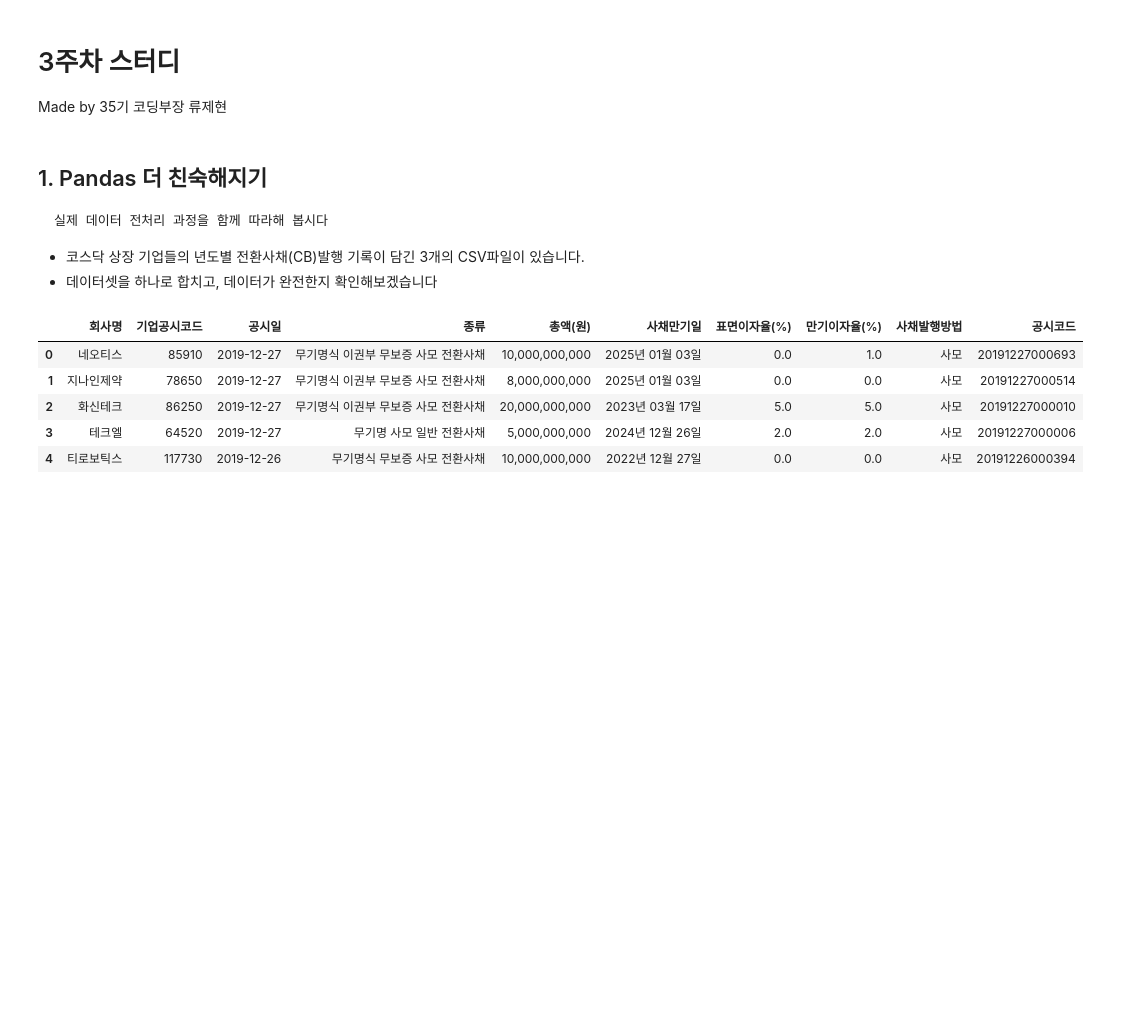
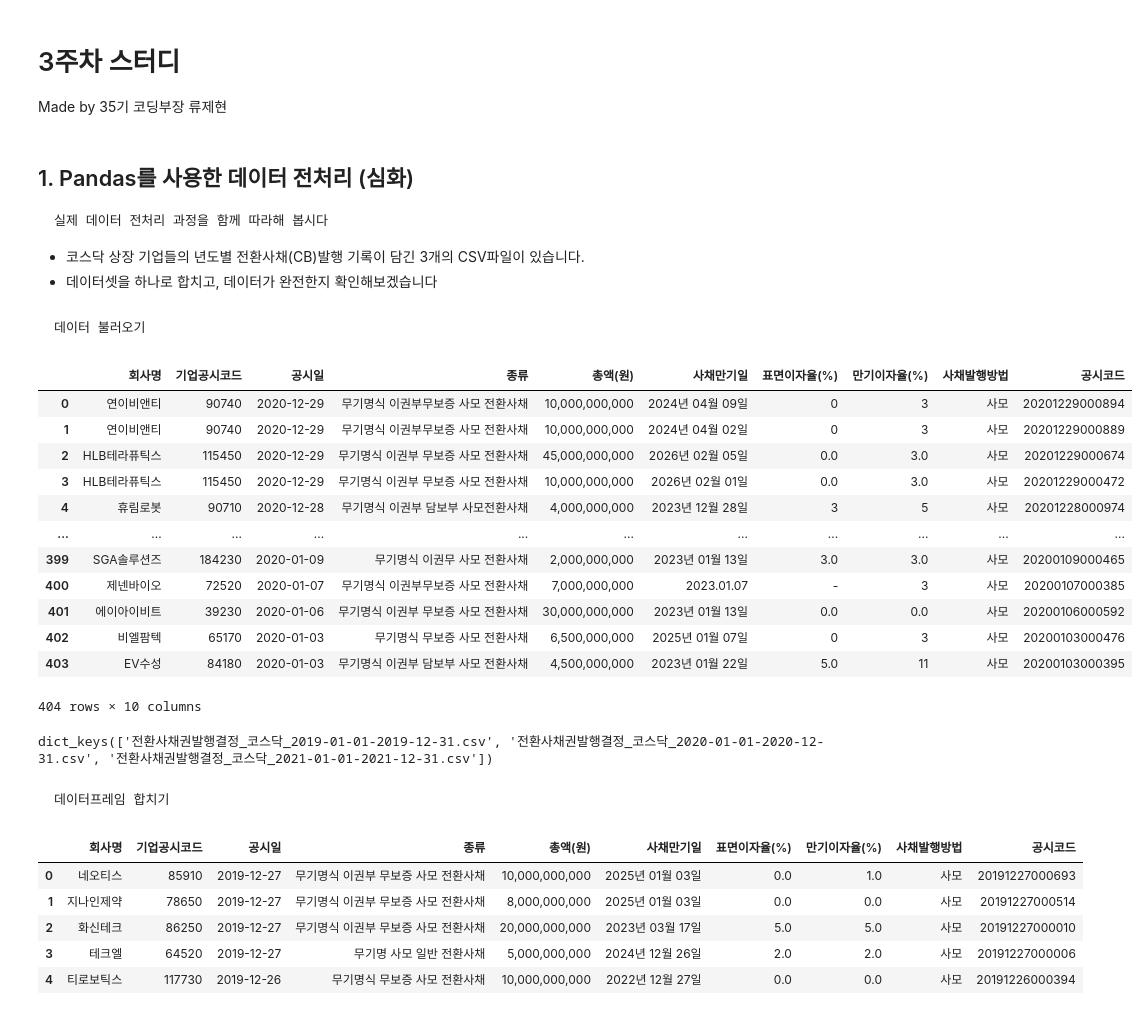
Before and after one commit to Je-Hyeon/FRstudy, a Jupyter notebook: 학기중_스터디/week3/3주차스터디_수업.ipynb, the cells around one changed output. Saved outputs shown, nothing was run; the diff lists cells and outputs as text; code cells hidden in the pictures; blank space fills up the shorter version.

```diff
--- a/학기중_스터디/week3/3주차스터디_수업.ipynb
+++ b/학기중_스터디/week3/3주차스터디_수업.ipynb
@@ -7,12 +8,14 @@ import numpy as np
 import pandas as pd
 import matplotlib.pyplot as plt
 # %% [markdown]
-## 1. Pandas 더 친숙해지기
+## 1. Pandas를 사용한 데이터 전처리 (심화)
 
     실제 데이터 전처리 과정을 함께 따라해 봅시다
 
 
 * 코스닥 상장 기업들의 년도별 전환사채(CB)발행 기록이 담긴 3개의 CSV파일이 있습니다.
 * 데이터셋을 하나로 합치고, 데이터가 완전한지 확인해보겠습니다
+# %% [markdown]
+    데이터 불러오기
 # %%
 # 우선 데이터셋을 불러오겠습니다
@@ -27 +35,30 @@ for year in range(2019,2022):
+# %%
+# key를 통해 값에 접근합니다
+df_dict["2020"]
+# %% [output]
+|  | 회사명 | 기업공시코드 | 공시일 | 종류 | 총액(원) | 사채만기일 | 표면이자율(%) | 만기이자율(%) | 사채발행방법 | 공시코드 |
+| 0 | 연이비앤티 | 90740 | 2020-12-29 | 무기명식 이권부무보증 사모 전환사채 | 10,000,000,000 | 2024년 04월 09일 | 0 | 3 | 사모 | 20201229000894 |
+| 1 | 연이비앤티 | 90740 | 2020-12-29 | 무기명식 이권부무보증 사모 전환사채 | 10,000,000,000 | 2024년 04월 02일 | 0 | 3 | 사모 | 20201229000889 |
+| 2 | HLB테라퓨틱스 | 115450 | 2020-12-29 | 무기명식 이권부 무보증 사모 전환사채 | 45,000,000,000 | 2026년 02월 05일 | 0.0 | 3.0 | 사모 | 20201229000674 |
+| 3 | HLB테라퓨틱스 | 115450 | 2020-12-29 | 무기명식 이권부 무보증 사모 전환사채 | 10,000,000,000 | 2026년 02월 01일 | 0.0 | 3.0 | 사모 | 20201229000472 |
+| 4 | 휴림로봇 | 90710 | 2020-12-28 | 무기명식 이권부 담보부 사모전환사채 | 4,000,000,000 | 2023년 12월 28일 | 3 | 5 | 사모 | 20201228000974 |
+| ... | ... | ... | ... | ... | ... | ... | ... | ... | ... | ... |
+| 399 | SGA솔루션즈 | 184230 | 2020-01-09 | 무기명식 이권무 사모 전환사채 | 2,000,000,000 | 2023년 01월 13일 | 3.0 | 3.0 | 사모 | 20200109000465 |
+| 400 | 제넨바이오 | 72520 | 2020-01-07 | 무기명식 이권부무보증 사모 전환사채 | 7,000,000,000 | 2023.01.07 | - | 3 | 사모 | 20200107000385 |
+| 401 | 에이아이비트 | 39230 | 2020-01-06 | 무기명식 이권부 무보증 사모 전환사채 | 30,000,000,000 | 2023년 01월 13일 | 0.0 | 0.0 | 사모 | 20200106000592 |
+| 402 | 비엘팜텍 | 65170 | 2020-01-03 | 무기명식 무보증 사모 전환사채 | 6,500,000,000 | 2025년 01월 07일 | 0 | 3 | 사모 | 20200103000476 |
+| 403 | EV수성 | 84180 | 2020-01-03 | 무기명식 이권부 담보부 사모 전환사채 | 4,500,000,000 | 2023년 01월 22일 | 5.0 | 11 | 사모 | 20200103000395 |
+404 rows × 10 columns
+# %%
+# os 모듈을 사용하는 방법도 있습니다(폴더 하나에 자기가 원하는 파일만 들어가 있으면 편리합니다)
+lst = os.listdir("Data")
+sample_dict = {}
+for file in lst[3:]:
+    sample_dict[file] = pd.read_csv("Data/{}".format(file))
+
+sample_dict.keys()
+# %% [output]
+dict_keys(['전환사채권발행결정_코스닥_2019-01-01-2019-12-31.csv', '전환사채권발행결정_코스닥_2020-01-01-2020-12-31.csv', '전환사채권발행결정_코스닥_2021-01-01-2021-12-31.csv'])
+# %% [markdown]
+    데이터프레임 합치기
 # %%
```
Also changed, not shown: parts of 13 cells of this notebook, 4 other files.
